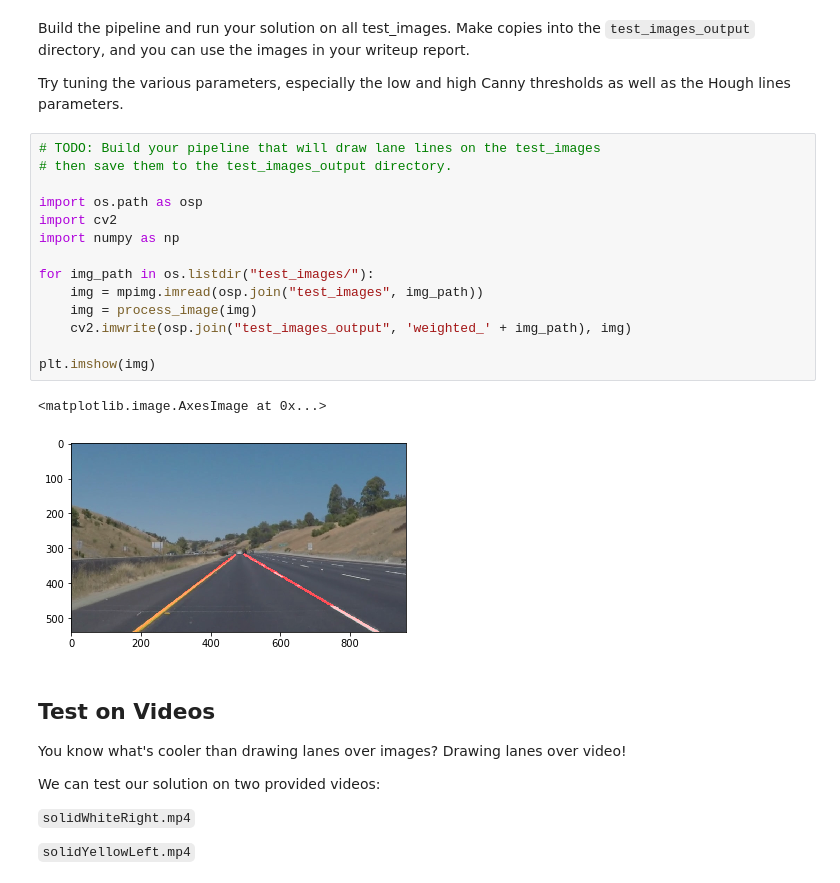
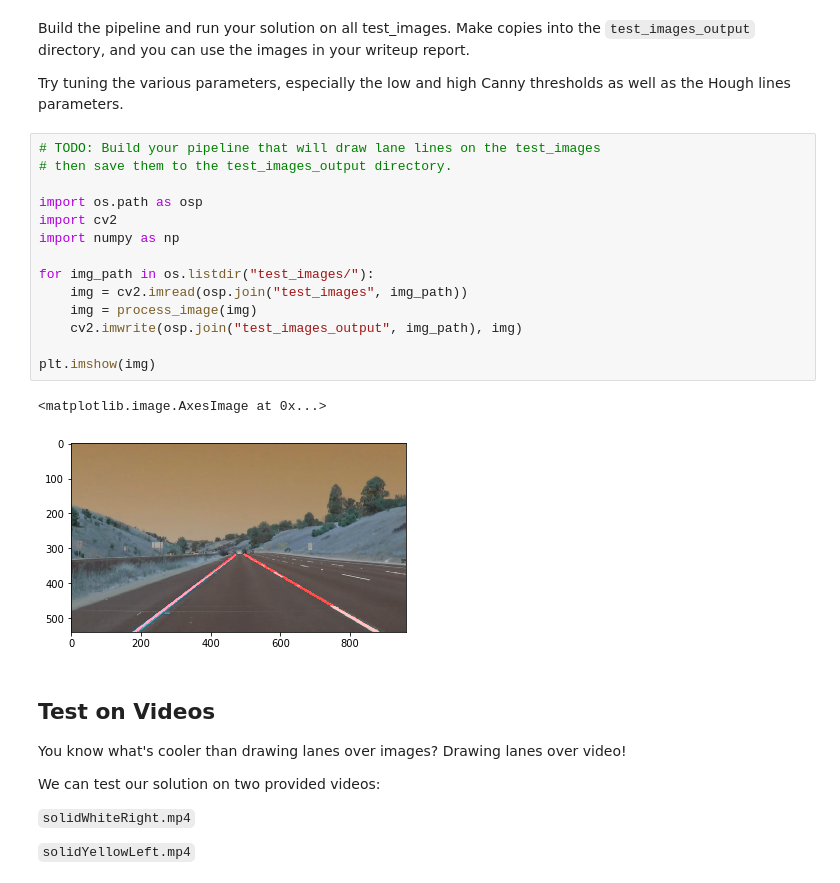
Before and after one commit to thomasSve/CarND-LaneLines-P1, a Jupyter notebook: P1.ipynb, the cells around one changed output. Cells and saved outputs as stored; diff of their text form.

Commit message:
Reading from cv2.imread

```diff
--- a/P1.ipynb
+++ b/P1.ipynb
@@ -233,20 +233,20 @@ Try tuning the various parameters, especially the low and high Canny thresholds
 # %%
 # TODO: Build your pipeline that will draw lane lines on the test_images
 # then save them to the test_images_output directory.
 
 import os.path as osp
 import cv2
 import numpy as np
 
 for img_path in os.listdir("test_images/"):
-    img = mpimg.imread(osp.join("test_images", img_path))
+    img = cv2.imread(osp.join("test_images", img_path))
     img = process_image(img)
-    cv2.imwrite(osp.join("test_images_output", 'weighted_' + img_path), img)
+    cv2.imwrite(osp.join("test_images_output", img_path), img)
 
 plt.imshow(img)
 # %% [output]
 <matplotlib.image.AxesImage at 0x...>
-[figure, old version]
+[figure, new version]
 # %% [markdown]
 ## Test on Videos
 
```
Also changed, not shown: parts of 1 cell of this notebook, 1 other file.
